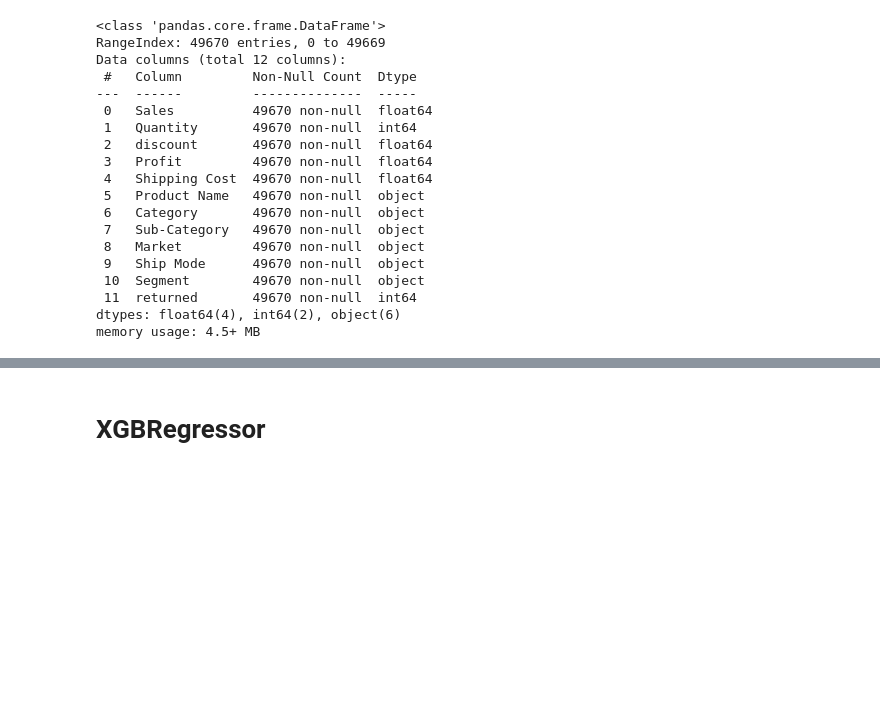
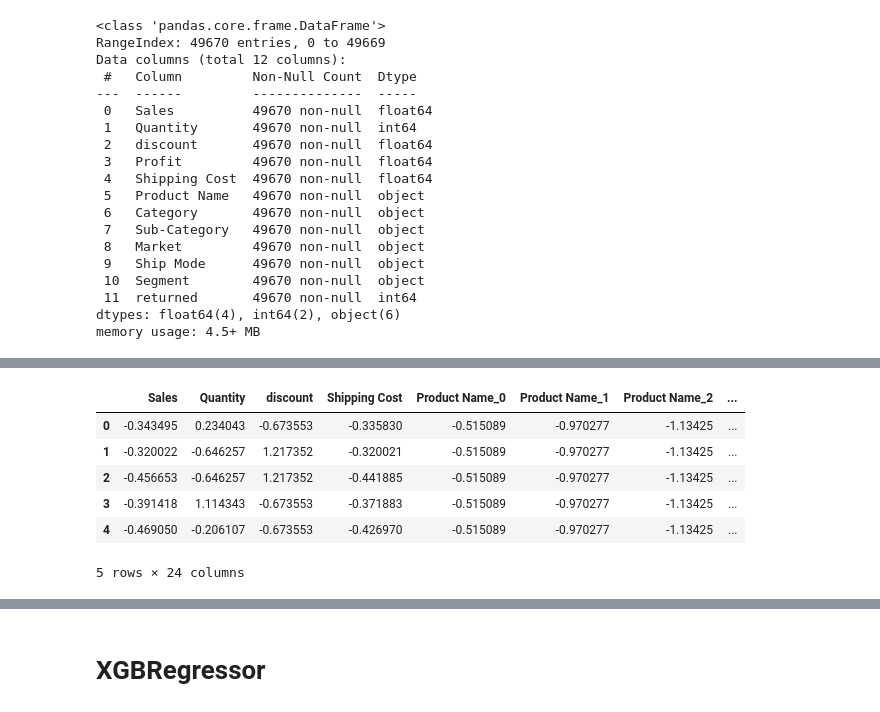
Before and after one commit to faridehebrahymy/Profit-prediction, a Jupyter notebook: Predict Profit.ipynb, the cells around one changed output, grey strips where cells are left out. Cells and saved outputs as stored; diff of their text form; code cells hidden in the pictures; blank space fills up the shorter version.

```diff
--- a/Predict Profit.ipynb
+++ b/Predict Profit.ipynb
@@ -140,0 +198,11 @@ X_val, X_test, y_val, y_test = train_test_split(X_temp, y_temp, test_size=0.5)
+# %%
+X_train = pd.DataFrame(X_train, columns=[cols])
+X_train.head()
+# %% [output]
+|  | Sales | Quantity | discount | Shipping Cost | Product Name_0 | Product Name_1 | Product Name_2 | ... |
+| 0 | -0.343495 | 0.234043 | -0.673553 | -0.335830 | -0.515089 | -0.970277 | -1.13425 | ... |
+| 1 | -0.320022 | -0.646257 | 1.217352 | -0.320021 | -0.515089 | -0.970277 | -1.13425 | ... |
+| 2 | -0.456653 | -0.646257 | 1.217352 | -0.441885 | -0.515089 | -0.970277 | -1.13425 | ... |
+| 3 | -0.391418 | 1.114343 | -0.673553 | -0.371883 | -0.515089 | -0.970277 | -1.13425 | ... |
+| 4 | -0.469050 | -0.206107 | -0.673553 | -0.426970 | -0.515089 | -0.970277 | -1.13425 | ... |
+5 rows × 24 columns
```
Also changed, not shown: parts of 18 cells of this notebook.
